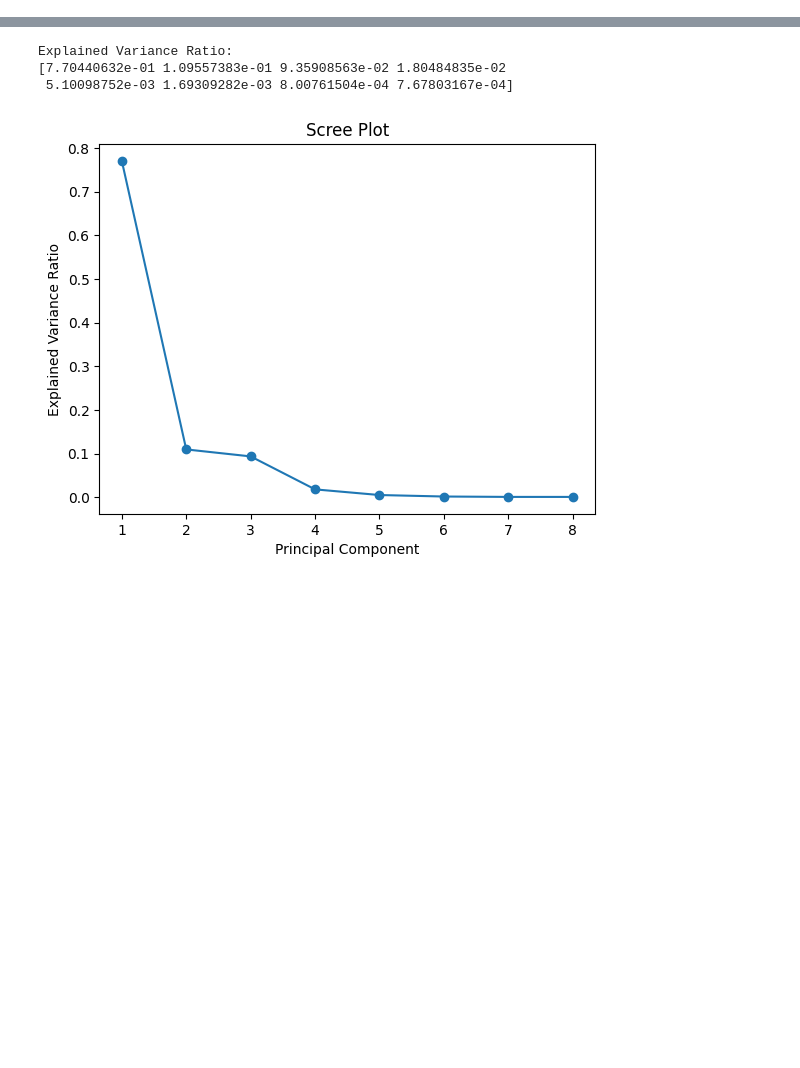
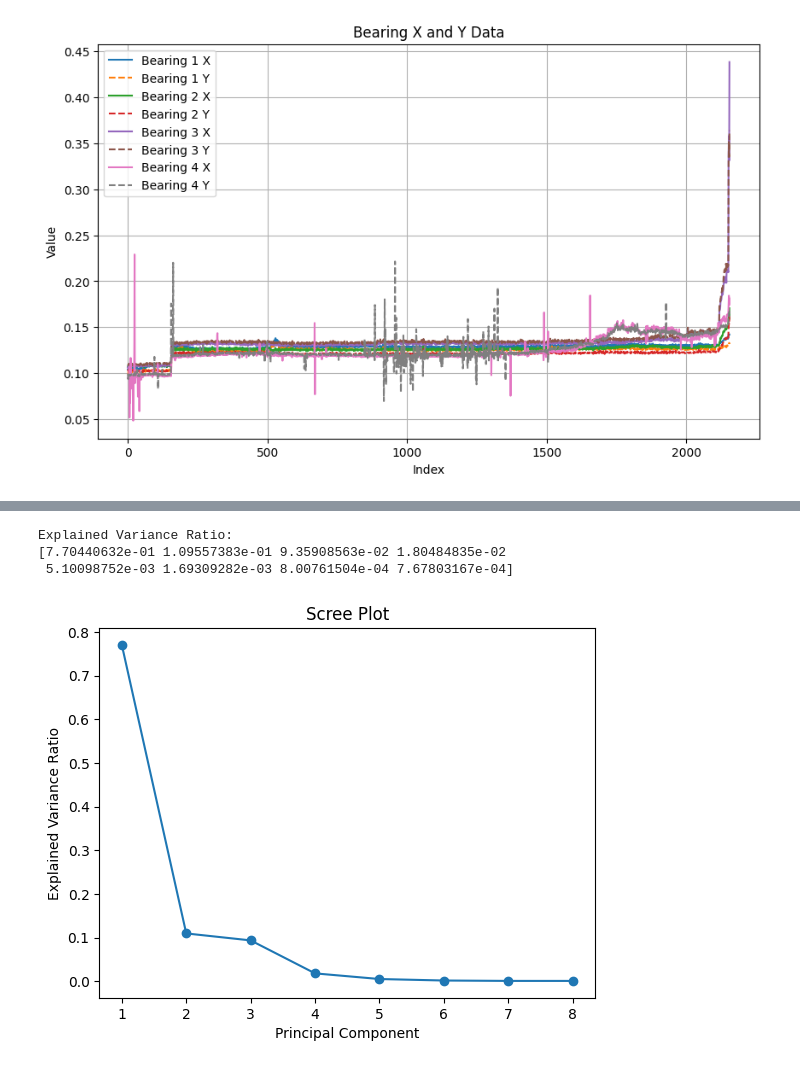
Before and after one commit to sourabh-4/ME228_Project, a Jupyter notebook: 1st_test.ipynb, the cells around one changed output, grey strips where cells are left out. Drawn from its saved outputs; the diff is of its cells as text; code cells hidden in the pictures; blank space fills up the shorter version.

```diff
--- a/1st_test.ipynb
+++ b/1st_test.ipynb
@@ -3,0 +5,3 @@ import numpy as np
+# %%
+data = pd.read_csv("merged_data_1st_test.csv")
+data
@@ -3,0 +22,17 @@ import numpy as np
+# %%
+# Plotting all bearing X and Y data against index
+plt.figure(figsize=(10, 6))  # Adjust figure size as needed
+for column in data.columns:
+    if 'X' in column:  # Plot X data
+        plt.plot(data.index, data[column], label=column, linestyle='-')
+    elif 'Y' in column:  # Plot Y data
+        plt.plot(data.index, data[column], label=column, linestyle='--')
+
+plt.xlabel('Index')
+plt.ylabel('Value')
+plt.title('Bearing X and Y Data')
+plt.legend()
+plt.grid(True)
+plt.show()
+# %% [output]
+[figure, added]
```
Also changed, not shown: parts of 4 cells of this notebook, 2 other files.
